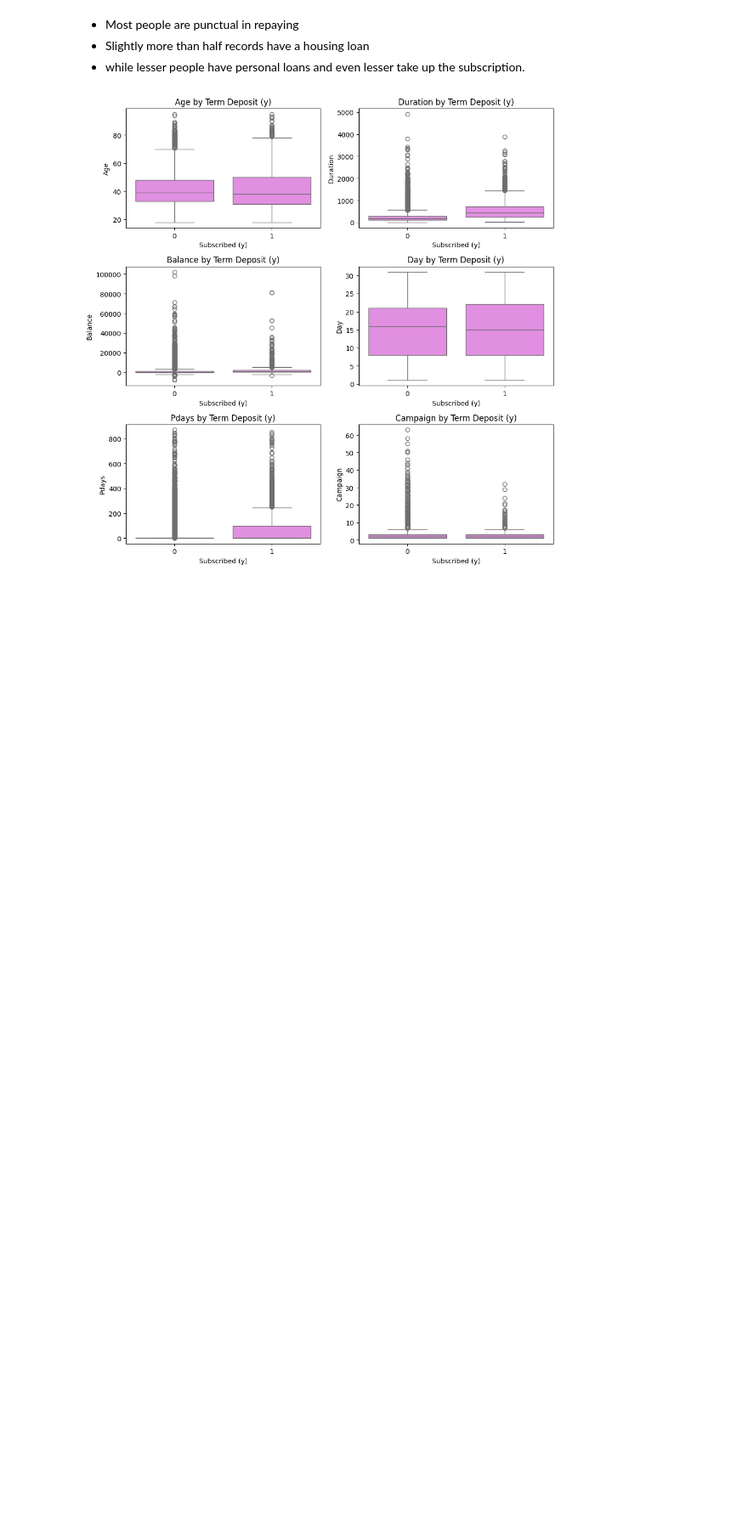
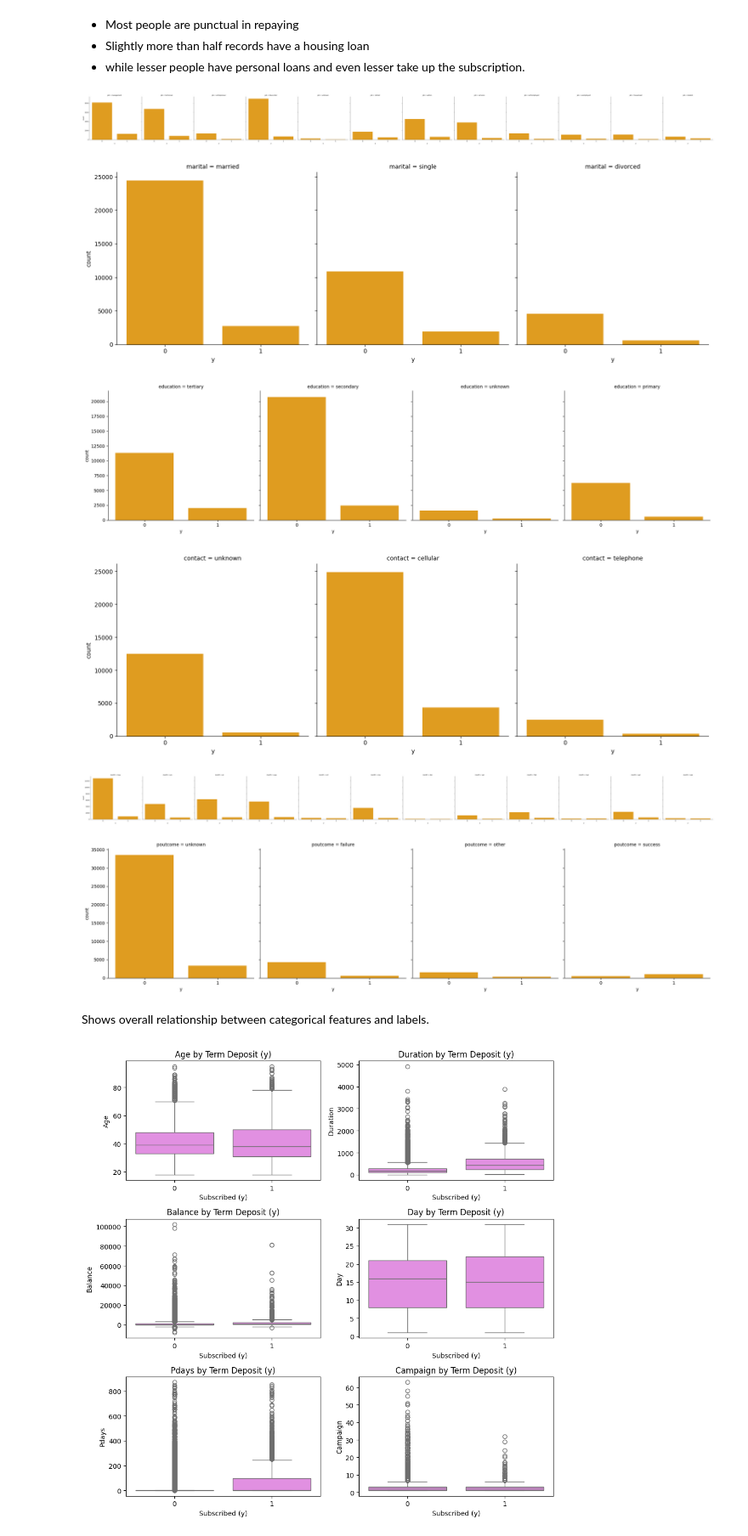
Before and after one commit to neha-palak/IML_A2, a Jupyter notebook: assignment2.ipynb, the cells around one changed output. Shown at 85% size. Drawn from its saved outputs; the diff is of its cells as text; code cells hidden in the pictures; blank space fills up the shorter version.

```diff
--- a/assignment2.ipynb
+++ b/assignment2.ipynb
@@ -655,6 +655,19 @@ plt.show()
 * Most people are punctual in repaying
 * Slightly more than half records have a housing loan
 * while lesser people have personal loans and even lesser take up the subscription.
+# %%
+for categorical_feature in cat_bank:
+    sns.catplot(x='y', col=categorical_feature, kind='count', color= "orange" , data= bank)
+plt.show()
+# %% [output]
+[figure, added]
+[figure, added]
+[figure, added]
+[figure, added]
+[figure, added]
+[figure, added]
+# %% [markdown]
+Shows overall relationship between categorical features and labels.
 # %%
 
 # List of numeric columns to plot
```
Also changed, not shown: parts of 19 cells of this notebook.
